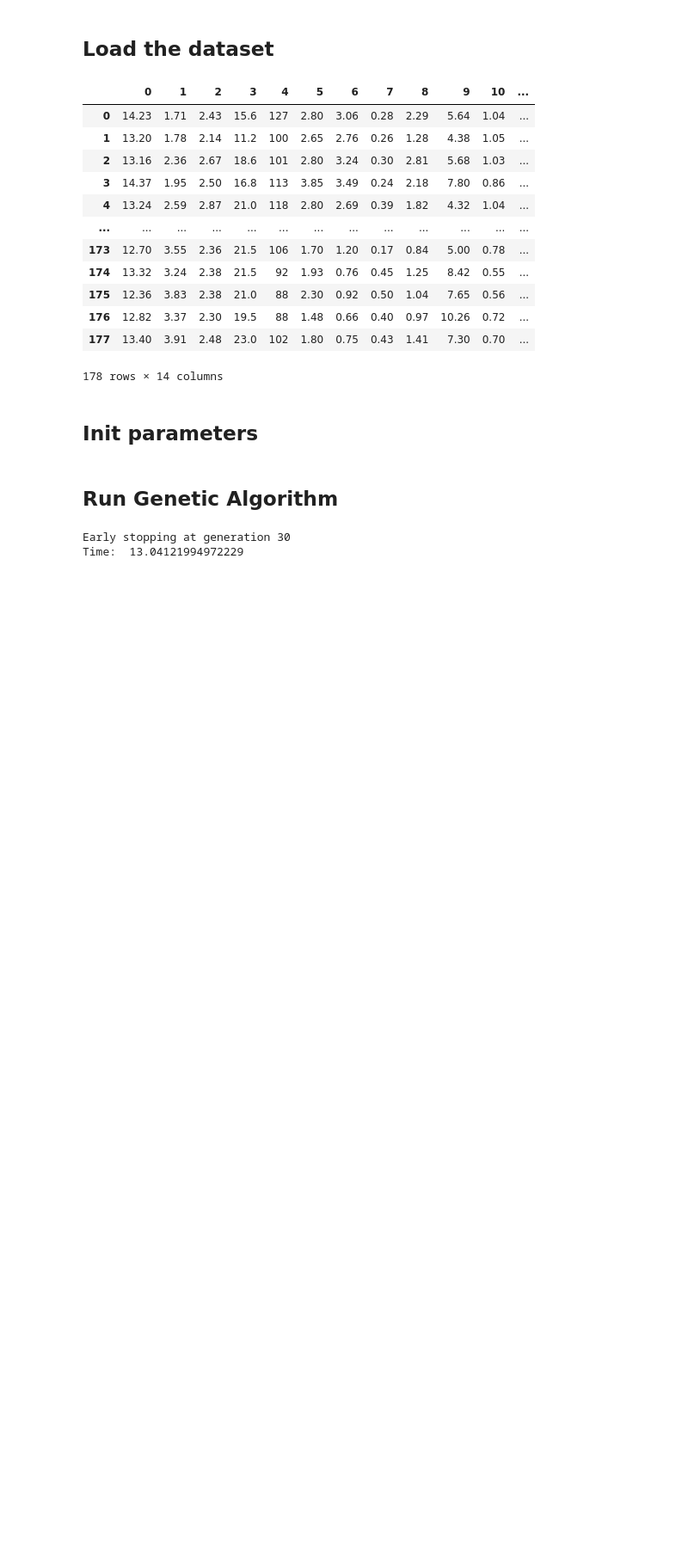
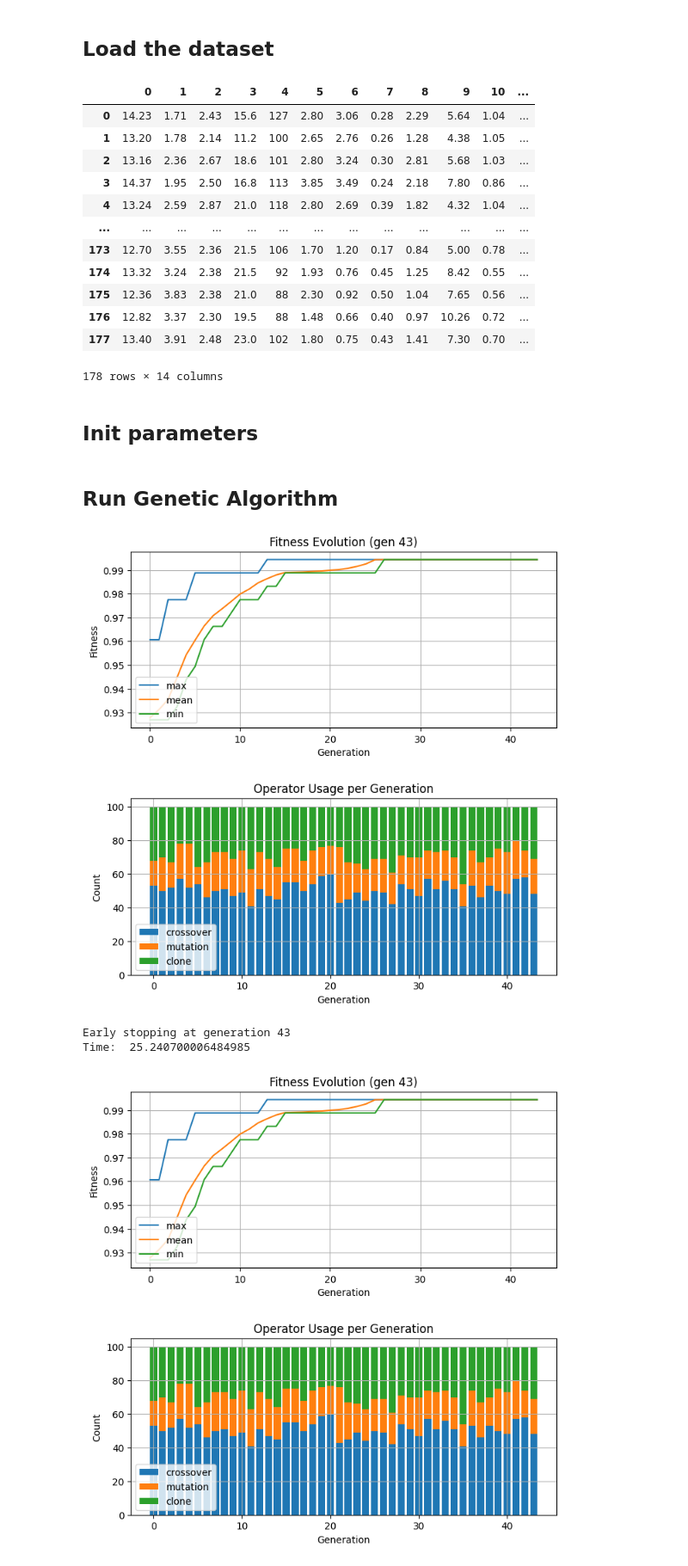
Before and after one commit to giordamaug/WisardLib4Python, a Jupyter notebook: test_GA.ipynb, the cells around one changed output. Shown at 86% size. Drawn from its saved outputs; the diff is of its cells as text; code cells hidden in the pictures; blank space fills up the shorter version.

```diff
--- a/test_GA.ipynb
+++ b/test_GA.ipynb
@@ -38,38 +38,40 @@ n_bits = 8
 n_tics = 64
 n_features = len(X[0])
 n_classes=len(np.unique(y))
-clf = WiSARDClassifier(n_features, n_bits=n_bits, n_tics=n_tics, n_classes=n_classes, random_state=-1)
+clf = WiSARDClassifier(n_features, n_bits=n_bits, n_tics=n_tics, n_classes=n_classes, random_state=-2)
 m,n = clf.getNoRams(), clf.getNoBits()
 # %% [markdown]
 ## Run Genetic Algorithm
 # %%
-from GA_library import crossover_1d_np, mutate_1d_np, initialize_1d_np, ea_mu_lambda
+from GA_library import crossover, mutate, initialize, ea_mu_lambda
 import time
 
 clf_params={"n_features" : len(X[0]), "n_bits":n_bits, "n_tics":n_tics, "n_classes":n_classes,
             "bleaching":False, "code":"t", "debug": False}
 t1 = time.time()
 pop = ea_mu_lambda(
     mu=100,                             # population size (μ parameter)
     lam=100,                            # offspring size (λ parameter)
     tau=50,                             # number of generations
     theta_r=0.5,                        # prob. of crossover
     theta_m=0.2,                        # prob. of mutation
     m=m,                                # number of encoding bits per feature
     n=n,                                # number of addressing bits
     X=X, y=y,                           # dataset
     clf_params=clf_params,              # WiSARD Classifier parameters
     patience=30,                        # no of offsprings to wait fo early stoping
-    start_with_linear=False,            # True if start with a population of linear mappings
-    crossover_fn=crossover_1d_np,       # crossover function
-    mutate_fn=mutate_1d_np,             # mutate function
-    initialize_fn=initialize_1d_np,     # initialization function
-    live_plot=True                     # enable plot
+    start_with_linear=True,             # True if start with a population of linear mappings
+    crossover_fn=crossover,             # crossover function å
+    mutate_fn=mutate,                   # mutate function åå
+    initialize_fn=initialize,           # initialization function
+    live_plot=True                      # enable plot
 )
 print("Time: ", time.time()-t1)
 # %% [output]
+[figure, added]
-Early stopping at generation 30
-Time:  13.04121994972229
+Early stopping at generation 43
+Time:  25.240700006484985
+[figure, added]
 # %%
 from GA_library import evaluate
 import numpy as np
```
Also changed, not shown: parts of 2 cells of this notebook.
